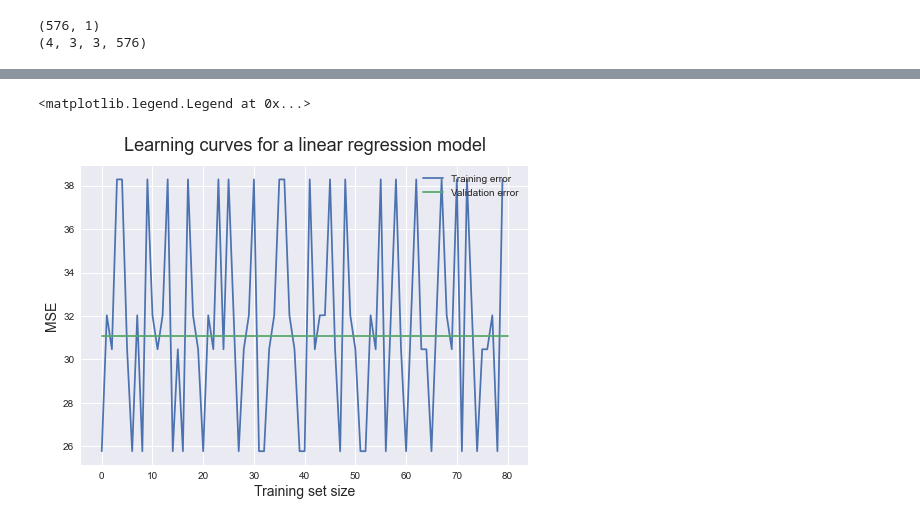
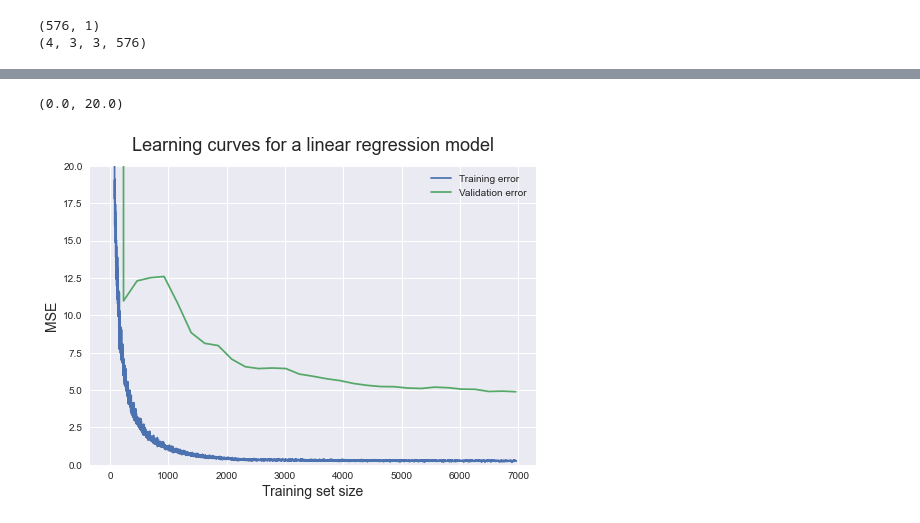
Before and after one commit to EilamNir/noisy-triangulation, a Jupyter notebook: python/src/DeepLearningTrain.ipynb, the cells around one changed output, grey strips where cells are left out. Saved outputs shown, nothing was run; the diff lists cells and outputs as text; code cells hidden in the pictures.

```diff
--- a/python/src/DeepLearningTrain.ipynb
+++ b/python/src/DeepLearningTrain.ipynb
@@ -92,13 +95,13 @@ print(np.shape(XTrain))
 # %%
 # shuffle data
-ind = np.arange(len(YTest))
+ind = np.arange(len(YTrain))
 random.shuffle(ind)
 
 XVal = torch.from_numpy(np.transpose(XTest, (3, 2, 0, 1)))
 YVal = torch.from_numpy(YTest)
 
-XTrain = torch.from_numpy(np.transpose(XTest[:,:,:,ind], (3, 2, 0, 1)))
-YTrain = torch.from_numpy(YTest[ind,:])
+XTrain = torch.from_numpy(np.transpose(XTrain[:,:,:,ind], (3, 2, 0, 1)))
+YTrain = torch.from_numpy(YTrain[ind,:])
 # %%
 # create network
 class state_estimat(nn.Module):
@@ -107,24 +110,23 @@ class state_estimat(nn.Module):
         super(state_estimat, self).__init__()
         # Create a pipeline - a sequence of layers
         self.pipe = torch.nn.Sequential(
-            nn.Conv2d(d_in, 32, kernel_size=3, padding=1),
+            nn.Conv2d(d_in, 64, kernel_size=3, padding=1),
             nn.ReLU(),
-            nn.Conv2d(32, 32, kernel_size=3, padding=1),
+            nn.Conv2d(64, 64, kernel_size=3, padding=1),
             nn.ReLU(),
-            nn.Conv2d(32, 32, kernel_size=3, padding=1),
+            nn.Conv2d(64, 64, kernel_size=3, padding=1),
             nn.ReLU(),
             nn.Flatten(),
-            nn.Linear(32*3*4, num_classes),
-            nn.Sigmoid())
+            nn.Linear(64*3*4, 1))
 
     def forward(self, x):
         return self.pipe(x)
 # %%
 # hyper-parameters:
-num_epochs = 20
-batch_size = 128
-learning_rate = 0.0001
-learning_rate_drop_period = 4
+num_epochs = 30
+batch_size = 512
+learning_rate = 0.001
+learning_rate_drop_period = 10
 input_shape = [3,4,3]
 
 # Device configuration, as before
@@ -133,7 +135,7 @@ device = torch.device('cuda:0' if torch.cuda.is_available() else 'cpu')
 model = state_estimat(d_in=3, num_classes=1).to(device)
 print(model)
 # Loss and optimizer
-criterion = nn.MSELoss()
+criterion = torch.nn.MSELoss()
 optimizer = torch.optim.Adam(model.parameters(), lr=learning_rate)
 scheduler = torch.optim.lr_scheduler.StepLR(optimizer, step_size=learning_rate_drop_period, gamma=0.1)
 # %% [output]
@@ -159,7 +160,7 @@ model = model.float()
 loss_train = []
 loss_val = []
 loss_tmp = 0
-norm = 10
+norm = 1
 for i in range(len(YVal)):
         # each i is a batch of 128 samples
         x, y = XVal[i,:,:,:], YVal[i,:]
@@ -176,17 +177,16 @@ loss_val.append(loss_tmp/len(YVal))
 for epoch in range(num_epochs):
     ind = np.arange(int(total_step/batch_size))
     random.shuffle(ind)
-    for i in ind:
+    for i,k in enumerate(ind):
         # each i is a batch of 128 samples
-        x, y = XTrain[i*batch_size:(i+1)*batch_size,:,:,:], YTrain[i*batch_size:(i+1)*batch_size,:]
+        x, y = XTrain[k*batch_size:(k+1)*batch_size,:,:,:], YTrain[k*batch_size:(k+1)*batch_size,:]
 
         x = x.to(device)
         y = y.to(device)
 
         # Forward pass
         outputs = model(x.float())
-        loss = criterion(norm*y.float().T, norm*outputs)
-        # loss = norm*outputs - norm*y.float().T
+        loss = criterion(norm*y.float(), norm*outputs)
 
         # Backward and optimize
         optimizer.zero_grad()
@@ -195,11 +195,12 @@ for epoch in range(num_epochs):
 
         loss_train.append(loss.item())
 
-        if (i + 1) % 10 == 0:
-            print ('Epoch [{}/{}], Step [{}/{}], Loss: {:.4f}, Time: {:.4f} secs'
-                    .format(epoch + 1, num_epochs, i + 1, int(total_step/batch_size), loss.item(), time.time() - start_time))
+        if (i + 1) % 5== 0:
+            print ('Epoch [{}/{}], Step [{}/{}], Loss: {:.4f}, Time: {:.4f} secs, learning rate: {:.4f}'
+                    .format(epoch + 1, num_epochs, i + 1, int(total_step/batch_size), loss.item(), time.time() - start_time, optimizer.param_groups[0]['lr']))
 
     loss_tmp = 0
+    result = []
     for i in range(len(YVal)):
         # each i is a batch of 128 samples
         x, y = XVal[i,:,:,:], YVal[i,:]
@@ -211,7 +212,7 @@ for epoch in range(num_epochs):
         outputs = model(x.float())
         loss = criterion(norm*outputs, norm*y.float().T)
         loss_tmp += loss.item()
-
+        result.append(outputs)
     loss_val.append(loss_tmp/len(YVal))
 
     scheduler.step()
@@ -218,11 +237,12 @@ for epoch in range(num_epochs):
 # %%
 plt.style.use('seaborn')
 plt.plot(np.arange(len(loss_train)), loss_train, label = 'Training error')
 plt.plot(np.arange(0, len(loss_train)+1, int(total_step/batch_size)), loss_val, label = 'Validation error')
 plt.ylabel('MSE', fontsize = 14)
 plt.xlabel('Training set size', fontsize = 14)
 plt.title('Learning curves for a linear regression model', fontsize = 18, y = 1.03)
 plt.legend()
+plt.ylim([0,20])
 # %% [output]
-<matplotlib.legend.Legend at 0x...>
+(0.0, 20.0)
-[figure, old version]
+[figure, new version]
```
Also changed, not shown: parts of 4 cells of this notebook.
